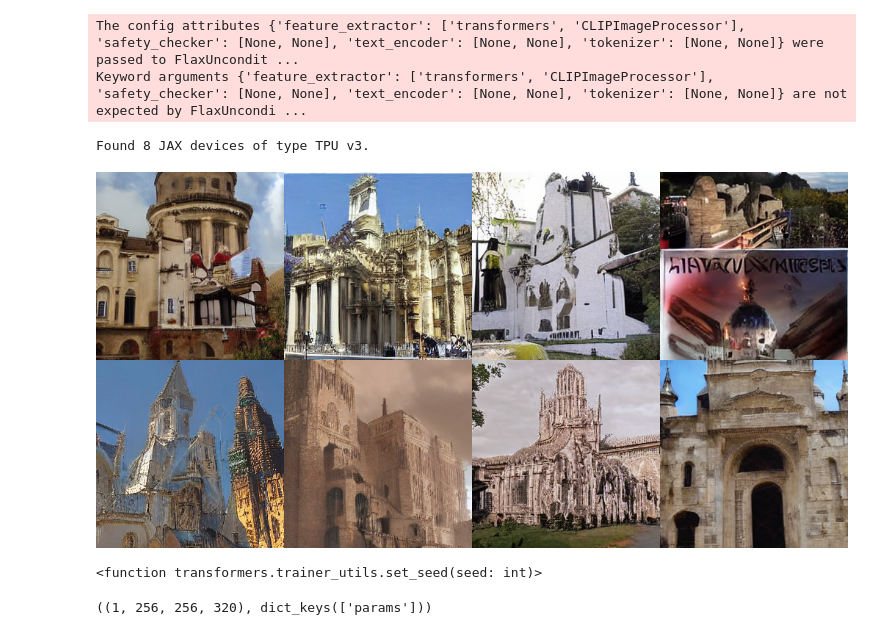
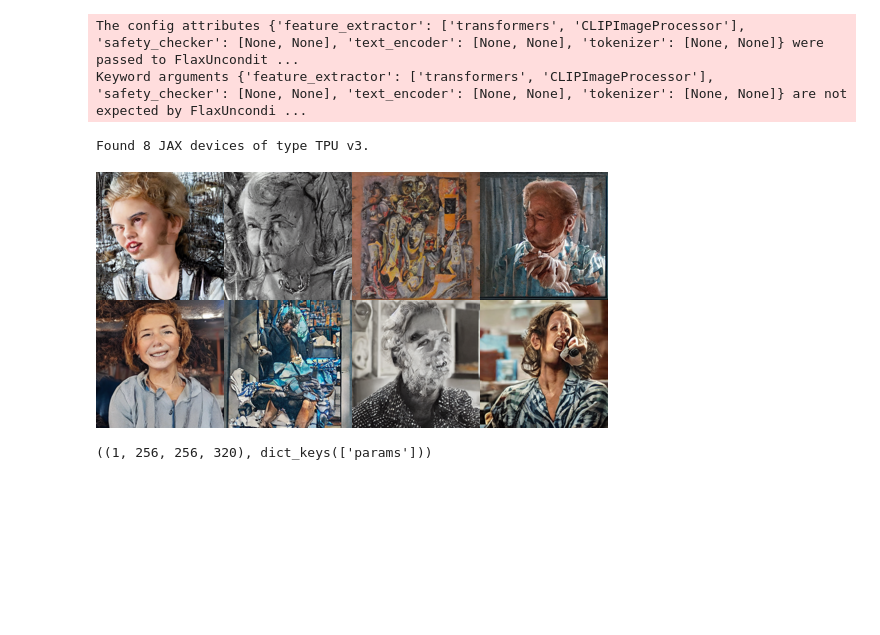
Before and after one commit to EvergreenTree/di-f-fu-sion, a Jupyter notebook: inference.ipynb, the cells around one changed output. Cells and saved outputs as stored; diff of their text form; code cells hidden in the pictures; blank space fills up the shorter version.

```diff
--- a/inference.ipynb
+++ b/inference.ipynb
@@ -10,39 +10,39 @@ def load_model(path):
     device_type = jax.devices()[0].device_kind
     print(f"Found {num_devices} JAX devices of type {device_type}.")
     assert "TPU" in device_type, "Available device is not a TPU, please select TPU from Edit > Notebook settings > Hardware accelerator"
     pipeline, params = FlaxUnconditionalStableDiffusionPipeline.from_pretrained(
         path,
     )
     params = replicate(params)
     return pipeline, params
 
 def generate_unconditional(pipeline, params,H = 512):
     num_inference_steps = 50
     num_samples = jax.device_count()
     prng_seed = jax.random.PRNGKey(37)
     prng_seed = jax.random.split(prng_seed, num_samples)
     batch_size = 1
     images = pipeline(batch_size, params, prng_seed, num_inference_steps,height=H,width=H,jit=True).images
     images = pipeline.numpy_to_pil(np.asarray(images.reshape((num_samples,) + images.shape[-3:])))
-    grid_img = Image.new('RGB', (4*256, 2*256), color=(255,255,255))
+    grid_img = Image.new('RGB', (4*H, 2*H), color=(255,255,255))
     for index, image in enumerate(images):
         if index >= 8:
             break  # Stop if we have filled the grid
         row = index // 4
         col = index % 4
-        x = col * 256
-        y = row * 256
-        grid_img.paste(image, (x, y))
+        x = col * H
+        y = row * H
+        grid_img.paste(image.resize((H,H)), (x, y))
     display(grid_img)
     return images
 
-pipeline, params = load_model("sd-church-unconditional")
+pipeline, params = load_model("sd-portraits")
 images = generate_unconditional(pipeline, params)
 # %% [output]
 The config attributes {'feature_extractor': ['transformers', 'CLIPImageProcessor'], 'safety_checker': [None, None], 'text_encoder': [None, None], 'tokenizer': [None, None]} were passed to FlaxUncondit ...
 Keyword arguments {'feature_extractor': ['transformers', 'CLIPImageProcessor'], 'safety_checker': [None, None], 'text_encoder': [None, None], 'tokenizer': [None, None]} are not expected by FlaxUncondi ...
 Found 8 JAX devices of type TPU v3.
-[figure, old version]
+[figure, new version]
 # %%
 def generate_toy(path):
     num_devices = jax.device_count()
@@ -72,11 +72,6 @@ def generate_toy(path):
     return images
 
 images = generate_toy("sd-mnist")
-# %%
-import transformers
-transformers.set_seed
-# %% [output]
-<function transformers.trainer_utils.set_seed(seed: int)>
 # %%
 
 import jax
```
Also changed, not shown: parts of 1 cell of this notebook, 2 other files.
